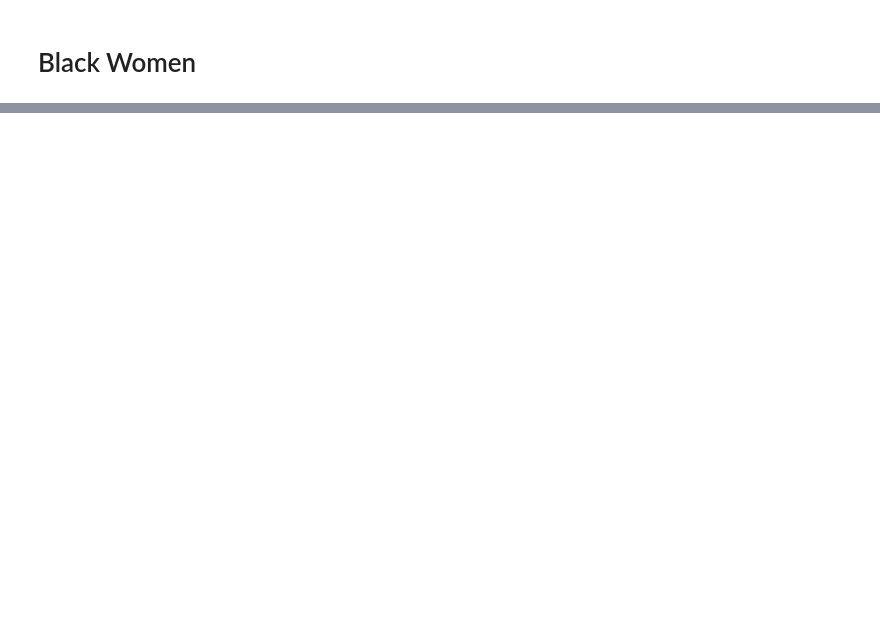
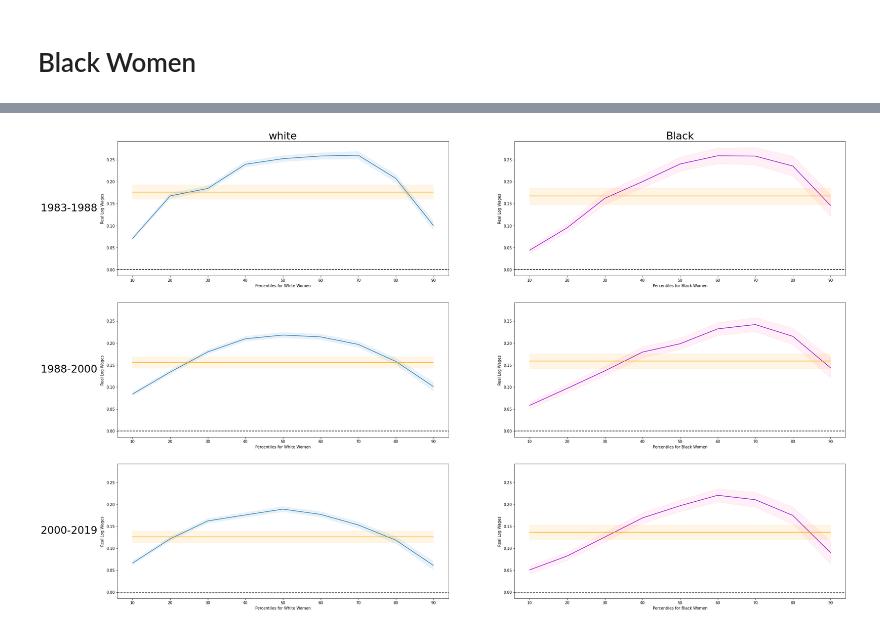
Before and after one commit to aadsouza/econ499, a Jupyter notebook: code/rifreg2plots-bw.ipynb, the cells around one changed output, grey strips where cells are left out. Saved outputs shown, nothing was run; the diff lists cells and outputs as text; code cells hidden in the pictures; blank space fills up the shorter version.

```diff
--- a/code/rifreg2plots-bw.ipynb
+++ b/code/rifreg2plots-bw.ipynb
@@ -238,13 +283,13 @@ ax.fill_between(coveredbwom8800.percentile, coveredbwom8800.lbols, coveredbwom88
 coveredbwom0019 = bwom0019[bwom0019.name.str.startswith("f_covered")]
 coveredbwom0019["percentile"] = coveredbwom0019["name"].str.strip().str[-2:].astype(int)
 
-coveredbwom0019["ols"] = 0
-coveredbwom0019["lbols"] = 0
-coveredbwom0019["ubols"] = 0
+coveredbwom0019["ols"] = .13684
+coveredbwom0019["lbols"] = .1207348
+coveredbwom0019["ubols"] = .1529452
 
-fig, ax = plt.subplots()
-ax.axhline(y = 0, color = "black", linestyle ="--")
-ax.plot(coveredbwom0019.percentile, coveredbwom0019.coef, color = "darkviolet")
-ax.fill_between(coveredbwom0019.percentile, coveredbwom0019.lb, coveredbwom0019.ub, alpha = 0.1, color = "hotpink")
-ax.plot(coveredbwom0019.percentile, coveredbwom0019.ols, color = "orange")
-ax.fill_between(coveredbwom0019.percentile, coveredbwom0019.lbols, coveredbwom0019.ubols, alpha = 0.1, color = "orange")
+# fig, ax = plt.subplots()
+# ax.axhline(y = 0, color = "black", linestyle ="--")
+# ax.plot(coveredbwom0019.percentile, coveredbwom0019.coef, color = "darkviolet")
+# ax.fill_between(coveredbwom0019.percentile, coveredbwom0019.lb, coveredbwom0019.ub, alpha = 0.1, color = "hotpink")
+# ax.plot(coveredbwom0019.percentile, coveredbwom0019.ols, color = "orange")
+# ax.fill_between(coveredbwom0019.percentile, coveredbwom0019.lbols, coveredbwom0019.ubols, alpha = 0.1, color = "orange")
@@ -253,0 +296,77 @@ ax.fill_between(coveredbwom0019.percentile, coveredbwom0019.lbols, coveredbwom00
+# %%
+# Table RIF-OLS Regression of Real Log Wages on Union Coverage by Race - Women
+fig, ax = plt.subplots(3,2, figsize = (35, 20), sharey = True, sharex = True)
+
+for i in [0,1,2]:
+    for j in [0,1]:
+        ax[i,j].set_yticks(np.arange(-0.5, 0.5, step=0.05))
+        ax[i,j].xaxis.set_tick_params(labelbottom=True)
+        ax[i,j].yaxis.set_tick_params(labelbottom=True)
+#         ax[i,j].set_xlabel("Percentiles for All (Black and White) Women")
+        ax[i,0].set_xlabel("Percentiles for White Women")
+        ax[i,1].set_xlabel("Percentiles for Black Women")
+        ax[i,j].set_ylabel("Real Log Wages")
+
+#8388 Covered for White
+ax[0,0].axhline(y = 0, color = "black", linestyle ="--")
+ax[0,0].plot(coveredwwom8388.percentile, coveredwwom8388.coef)
+ax[0,0].fill_between(coveredwwom8388.percentile, coveredwwom8388.lb, coveredwwom8388.ub, alpha = 0.1)
+ax[0,0].plot(coveredwwom8388.percentile, coveredwwom8388.ols, color = "orange")
+ax[0,0].fill_between(coveredwwom8388.percentile, coveredwwom8388.lbols, coveredwwom8388.ubols, alpha = 0.1, color = "orange")
+
+#8800 Covered for White
+ax[1,0].axhline(y = 0, color = "black", linestyle ="--")
+ax[1,0].plot(coveredwwom8800.percentile, coveredwwom8800.coef)
+ax[1,0].fill_between(coveredwwom8800.percentile, coveredwwom8800.lb, coveredwwom8800.ub, alpha = 0.1)
+ax[1,0].plot(coveredwwom8800.percentile, coveredwwom8800.ols, color = "orange")
+ax[1,0].fill_between(coveredwwom8800.percentile, coveredwwom8800.lbols, coveredwwom8800.ubols, alpha = 0.1, color = "orange")
+
+#0019 Covered for White
+ax[2,0].axhline(y = 0, color = "black", linestyle ="--")
+ax[2,0].plot(coveredwwom0019.percentile, coveredwwom0019.coef)
+ax[2,0].fill_between(coveredwwom0019.percentile, coveredwwom0019.lb, coveredwwom0019.ub, alpha = 0.1)
+ax[2,0].plot(coveredwwom0019.percentile, coveredwwom0019.ols, color = "orange")
+ax[2,0].fill_between(coveredwwom0019.percentile, coveredwwom0019.lbols, coveredwwom0019.ubols, alpha = 0.1, color = "orange")
+
+#8388 Covered for Black
+ax[0,1].axhline(y = 0, color = "black", linestyle ="--")
+ax[0,1].plot(coveredbwom8388.percentile, coveredbwom8388.coef, color = "darkviolet")
+ax[0,1].fill_between(coveredbwom8388.percentile, coveredbwom8388.lb, coveredbwom8388.ub, alpha = 0.1, color = "hotpink")
+ax[0,1].plot(coveredbwom8388.percentile, coveredbwom8388.ols, color = "orange")
+ax[0,1].fill_between(coveredbwom8388.percentile, coveredbwom8388.lbols, coveredbwom8388.ubols, alpha = 0.1, color = "orange")
+
+#8800 Covered for Black
+ax[1,1].axhline(y = 0, color = "black", linestyle ="--")
+ax[1,1].plot(coveredbwom8800.percentile, coveredbwom8800.coef, color = "darkviolet")
+ax[1,1].fill_between(coveredbwom8800.percentile, coveredbwom8800.lb, coveredbwom8800.ub, alpha = 0.1, color = "hotpink")
+ax[1,1].plot(coveredbwom8800.percentile, coveredbwom8800.ols, color = "orange")
+ax[1,1].fill_between(coveredbwom8800.percentile, coveredbwom8800.lbols, coveredbwom8800.ubols, alpha = 0.1, color = "orange")
+
+#0019 Covered for Black
+ax[2,1].axhline(y = 0, color = "black", linestyle ="--")
+ax[2,1].plot(coveredbwom0019.percentile, coveredbwom0019.coef, color = "darkviolet")
+ax[2,1].fill_between(coveredbwom0019.percentile, coveredbwom0019.lb, coveredbwom0019.ub, alpha = 0.1, color = "hotpink")
+ax[2,1].plot(coveredbwom0019.percentile, coveredbwom0019.ols, color = "orange")
+ax[2,1].fill_between(coveredbwom0019.percentile, coveredbwom0019.lbols, coveredbwom0019.ubols, alpha = 0.1, color = "orange")
+
+cols = ['{}'.format(col) for col in ["white", "Black"]]
+rows = ['{}'.format(row) for row in ["1983-1988", "1988-2000", "2000-2019"]]
+
+pad = 5 # in points
+
+for a, col in zip(ax[0], cols):
+    a.annotate(col, xy=(0.5, 1), xytext=(0, pad),
+                xycoords='axes fraction', textcoords='offset points',
+                size=27, ha='center', va='baseline')
+
+for a, row in zip(ax[:,0], rows):
+    a.annotate(row, xy=(0, 0.5), xytext=(-a.yaxis.labelpad - pad, 0),
+                xycoords=a.yaxis.label, textcoords='offset points',
+                size=27, ha='right', va='center')
+
+
+fig.subplots_adjust(left=0.15, top=0.95)
+
+plt.show()
+# %% [output]
+[figure, added]
```
Also changed, not shown: parts of 14 cells of this notebook, 2 other files.
